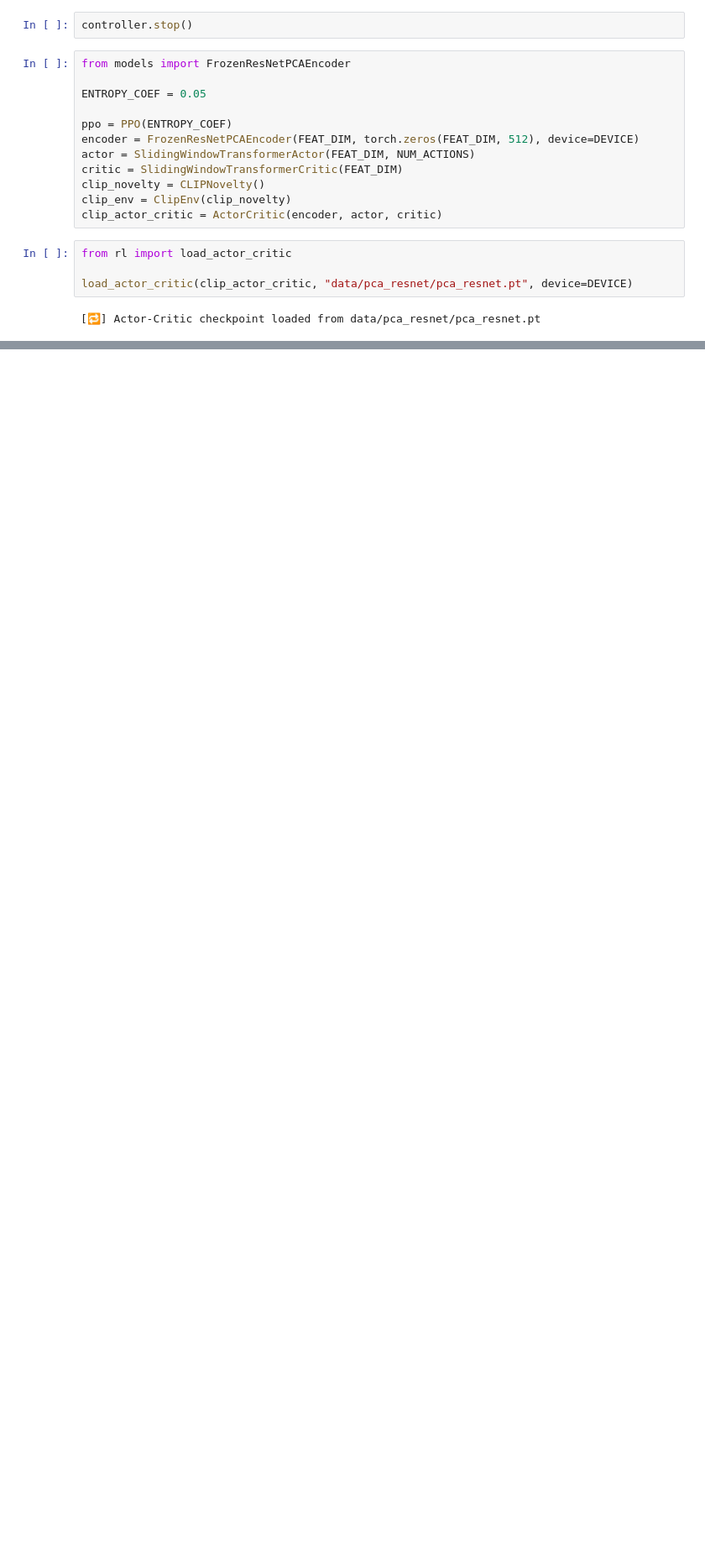
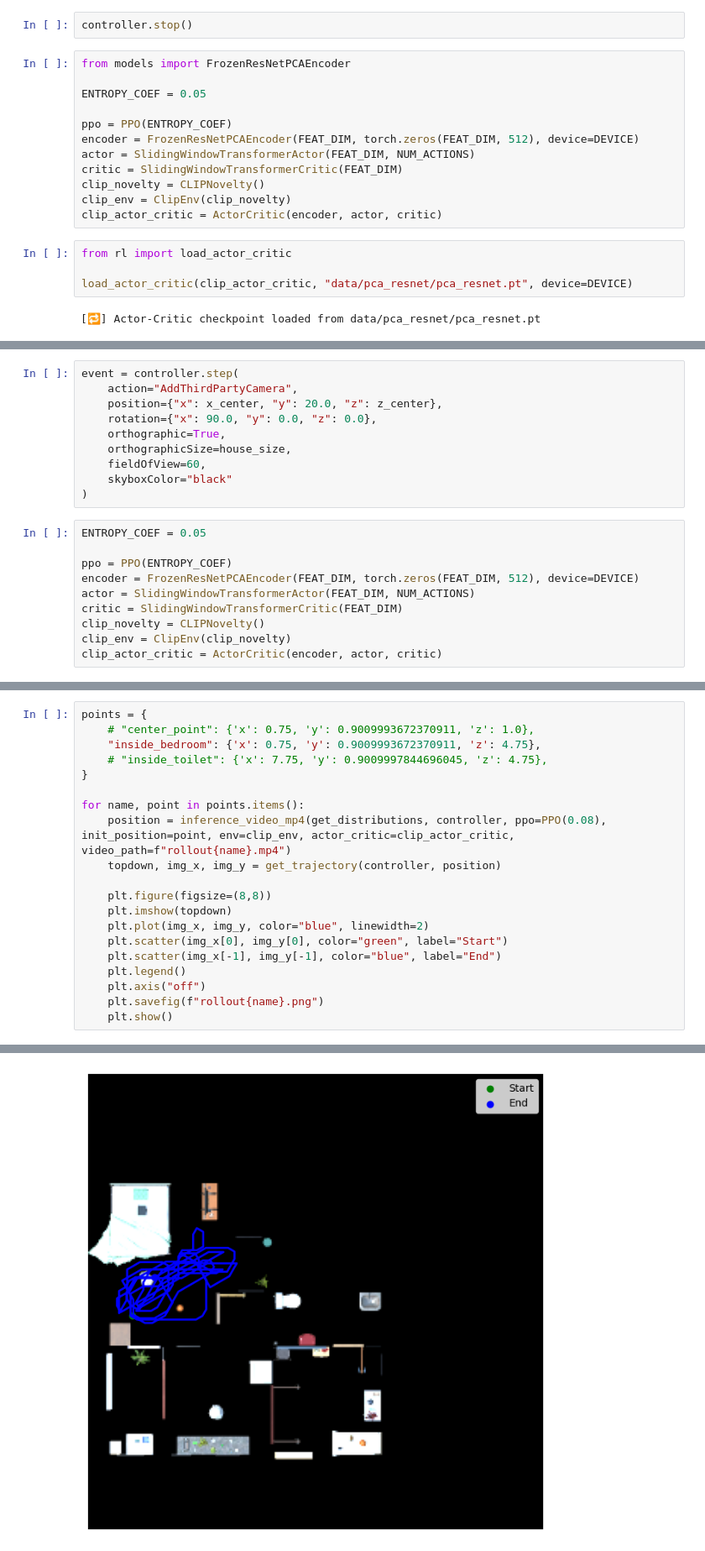
Before and after one commit to viriyadhika/NavAssistant, a Jupyter notebook: RL/inference.ipynb, the cells around one changed output, grey strips where cells are left out. Shown at 84% size. Saved outputs shown, nothing was run; the diff lists cells and outputs as text; blank space fills up the shorter version.

Commit message:
inference new env

```diff
--- a/RL/inference.ipynb
+++ b/RL/inference.ipynb
@@ -220,0 +234,20 @@ WARNING:imageio_ffmpeg:IMAGEIO FFMPEG_WRITER WARNING: input image is not divisib
+# %%
+event = controller.step(
+    action="AddThirdPartyCamera",
+    position={"x": x_center, "y": 20.0, "z": z_center},
+    rotation={"x": 90.0, "y": 0.0, "z": 0.0},
+    orthographic=True,
+    orthographicSize=house_size,
+    fieldOfView=60,
+    skyboxColor="black"
+)
+# %%
+ENTROPY_COEF = 0.05
+
+ppo = PPO(ENTROPY_COEF)
+encoder = FrozenResNetPCAEncoder(FEAT_DIM, torch.zeros(FEAT_DIM, 512), device=DEVICE)
+actor = SlidingWindowTransformerActor(FEAT_DIM, NUM_ACTIONS)
+critic = SlidingWindowTransformerCritic(FEAT_DIM)
+clip_novelty = CLIPNovelty()
+clip_env = ClipEnv(clip_novelty)
+clip_actor_critic = ActorCritic(encoder, actor, critic)
@@ -220,0 +260,21 @@ WARNING:imageio_ffmpeg:IMAGEIO FFMPEG_WRITER WARNING: input image is not divisib
+# %%
+points = {
+    # "center_point": {'x': 0.75, 'y': 0.9009993672370911, 'z': 1.0},
+    "inside_bedroom": {'x': 0.75, 'y': 0.9009993672370911, 'z': 4.75},
+    # "inside_toilet": {'x': 7.75, 'y': 0.9009997844696045, 'z': 4.75},
+}
+
+for name, point in points.items():
+    position = inference_video_mp4(get_distributions, controller, ppo=PPO(0.08), init_position=point, env=clip_env, actor_critic=clip_actor_critic, video_path=f"rollout{name}.mp4")
+    topdown, img_x, img_y = get_trajectory(controller, position)
+
+    plt.figure(figsize=(8,8))
+    plt.imshow(topdown)
+    plt.plot(img_x, img_y, color="blue", linewidth=2)
+    plt.scatter(img_x[0], img_y[0], color="green", label="Start")
+    plt.scatter(img_x[-1], img_y[-1], color="blue", label="End")
+    plt.legend()
+    plt.axis("off")
+    plt.savefig(f"rollout{name}.png")
+    plt.show()
+# %% [output]
@@ -220,0 +283 @@ WARNING:imageio_ffmpeg:IMAGEIO FFMPEG_WRITER WARNING: input image is not divisib
+[figure, added]
```
Also changed, not shown: parts of 6 cells of this notebook.
